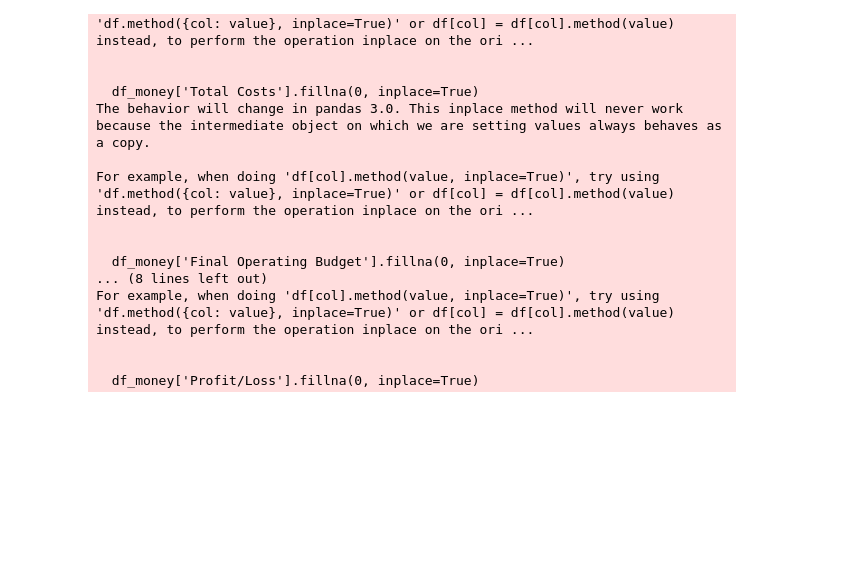
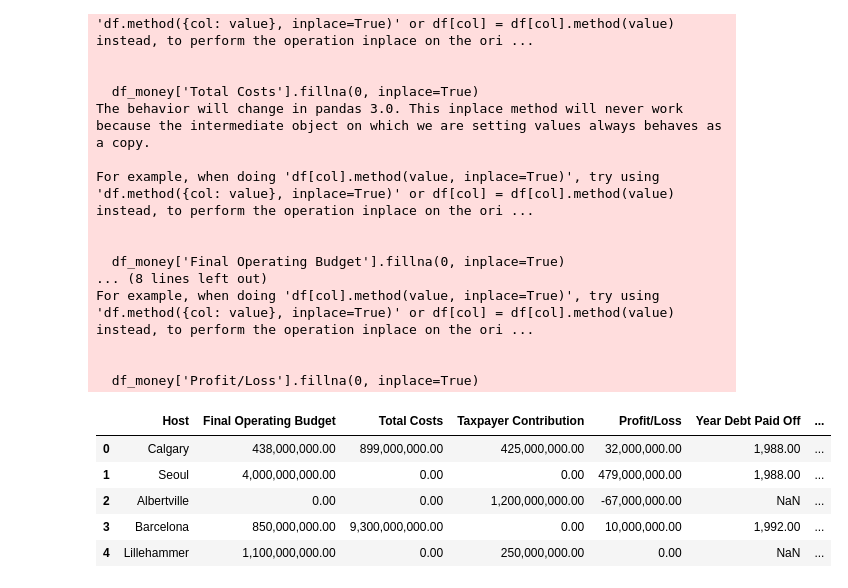
Before and after one commit to ezishr/CodeDex---Hackathon-Summer-2024, a Jupyter notebook: index.ipynb, the cells around one changed output. Cells and saved outputs as stored; diff of their text form; code cells hidden in the pictures; blank space fills up the shorter version.

```diff
--- a/index.ipynb
+++ b/index.ipynb
@@ -430,3 +435,12 @@ For example, when doing 'df[col].method(value, inplace=True)', try using 'df.met
 
 
   df_money['Profit/Loss'].fillna(0, inplace=True)
+# %%
+df_money.head()
+# %% [output]
+|  | Host | Final Operating Budget | Total Costs | Taxpayer Contribution | Profit/Loss | Year Debt Paid Off | ... |
+| 0 | Calgary | 438,000,000.00 | 899,000,000.00 | 425,000,000.00 | 32,000,000.00 | 1,988.00 | ... |
+| 1 | Seoul | 4,000,000,000.00 | 0.00 | 0.00 | 479,000,000.00 | 1,988.00 | ... |
+| 2 | Albertville | 0.00 | 0.00 | 1,200,000,000.00 | -67,000,000.00 | NaN | ... |
+| 3 | Barcelona | 850,000,000.00 | 9,300,000,000.00 | 0.00 | 10,000,000.00 | 1,992.00 | ... |
+| 4 | Lillehammer | 1,100,000,000.00 | 0.00 | 250,000,000.00 | 0.00 | NaN | ... |
```
Also changed, not shown: parts of 4 cells of this notebook.
